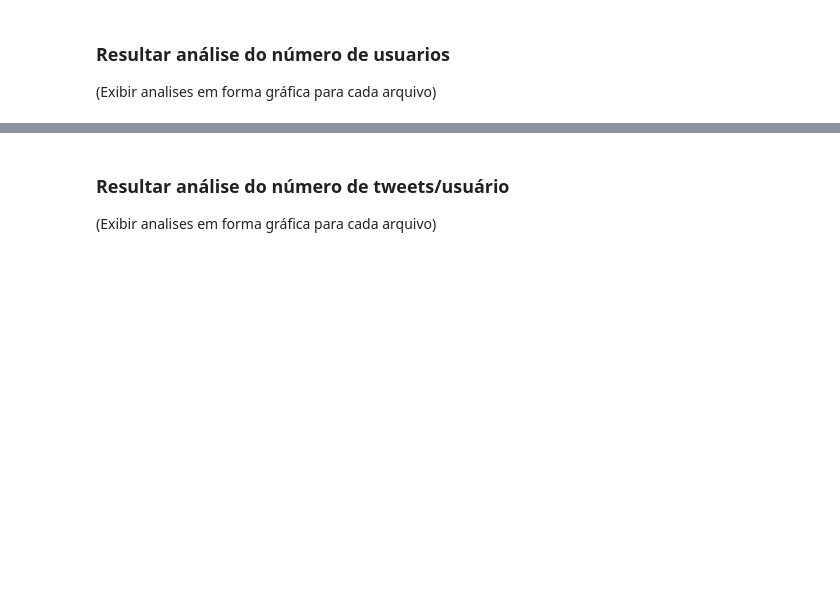
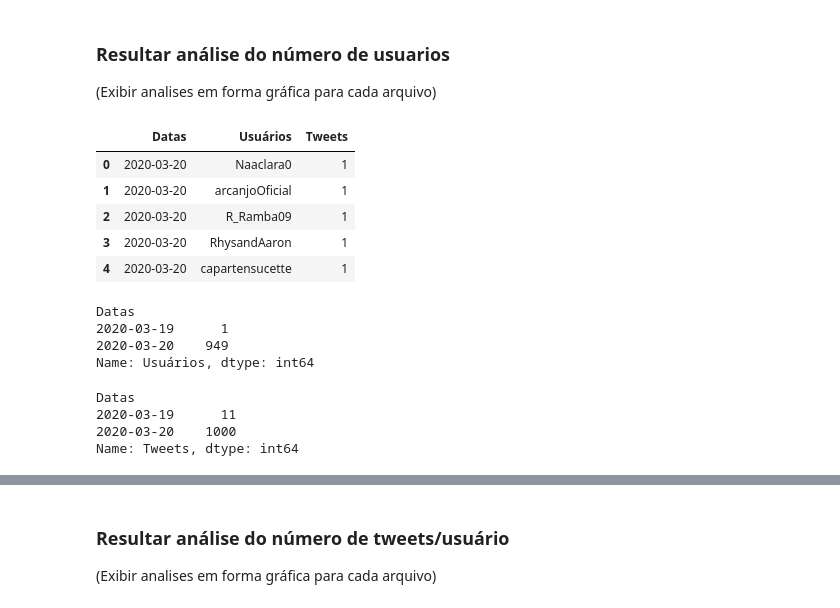
Before and after one commit to larissafv/squad5, a Jupyter notebook: Dados_GIsele/Limpos_Giselle.ipynb, the cells around one changed output, grey strips where cells are left out. Cells and saved outputs as stored; diff of their text form; code cells hidden in the pictures; blank space fills up the shorter version.

```diff
--- a/Dados_GIsele/Limpos_Giselle.ipynb
+++ b/Dados_GIsele/Limpos_Giselle.ipynb
@@ -105,3 +106,29 @@ A contagem de tweets por usuario por data foi salva com sucesso no arquivo
 # %% [markdown]
 <h3>Resultar análise do número de usuarios</h3>
 <p>(Exibir analises em forma gráfica para cada arquivo)</p>
+# %%
+cont_usuarios_data = pd.read_csv('cont_usuarios_data_1k.csv', sep = ";")
+cont_usuarios_data.head()
+# %% [output]
+|  | Datas | Usuários | Tweets |
+| 0 | 2020-03-20 | Naaclara0 | 1 |
+| 1 | 2020-03-20 | arcanjoOficial | 1 |
+| 2 | 2020-03-20 | R_Ramba09 | 1 |
+| 3 | 2020-03-20 | RhysandAaron | 1 |
+| 4 | 2020-03-20 | capartensucette | 1 |
+# %%
+# nUMERO DE USUARIOS POR DATA
+cont_usuarios_data.groupby('Datas')['Usuários'].apply(len)
+# %% [output]
+Datas
+2020-03-19      1
+2020-03-20    949
+Name: Usuários, dtype: int64
+# %%
+# NUMERO DE TWEETS POR DATA
+cont_usuarios_data.groupby('Datas')['Tweets'].apply(sum)
+# %% [output]
+Datas
+2020-03-19      11
+2020-03-20    1000
+Name: Tweets, dtype: int64
```
Also changed, not shown: parts of 4 cells of this notebook.
